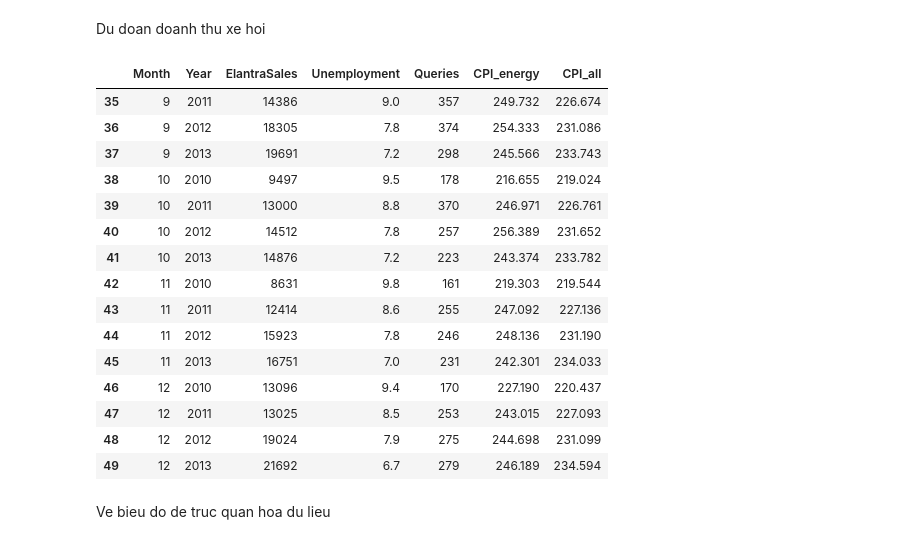
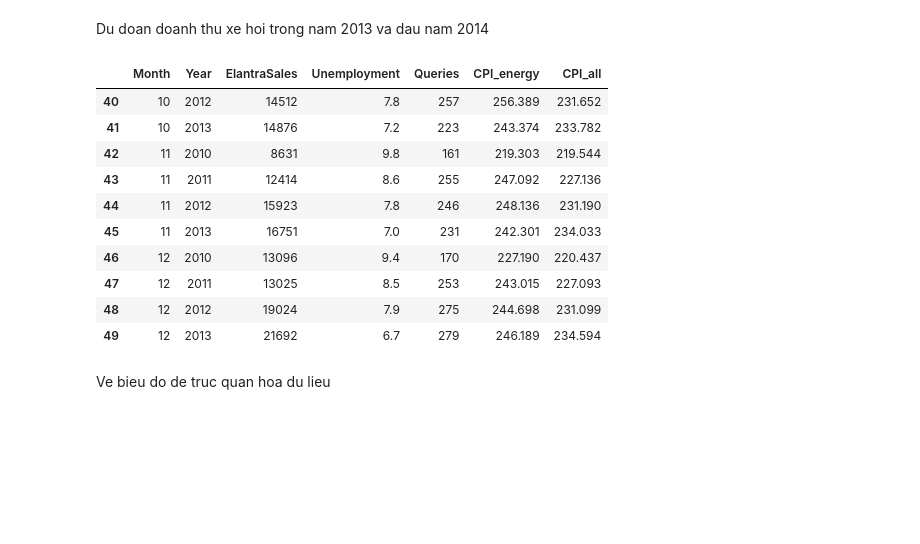
Before and after one commit to illumaelkant/ISE_Lab, a Jupyter notebook: Week1/Practice2/Ex2.ipynb, the cells around one changed output. Drawn from its saved outputs; the diff is of its cells as text; code cells hidden in the pictures; blank space fills up the shorter version.

```diff
--- a/Week1/Practice2/Ex2.ipynb
+++ b/Week1/Practice2/Ex2.ipynb
@@ -1,28 +1,24 @@
 # %% [markdown]
-Du doan doanh thu xe hoi
+Du doan doanh thu xe hoi trong nam 2013 va dau nam 2014
 # %%
 import pandas as pd
 import numpy as np
 
 df = pd.read_csv('elantra.csv')
-df.tail(15)
-# %% [output]
-|  | Month | Year | ElantraSales | Unemployment | Queries | CPI_energy | CPI_all |
-| 35 | 9 | 2011 | 14386 | 9.0 | 357 | 249.732 | 226.674 |
-| 36 | 9 | 2012 | 18305 | 7.8 | 374 | 254.333 | 231.086 |
-| 37 | 9 | 2013 | 19691 | 7.2 | 298 | 245.566 | 233.743 |
-| 38 | 10 | 2010 | 9497 | 9.5 | 178 | 216.655 | 219.024 |
-| 39 | 10 | 2011 | 13000 | 8.8 | 370 | 246.971 | 226.761 |
-| 40 | 10 | 2012 | 14512 | 7.8 | 257 | 256.389 | 231.652 |
-| 41 | 10 | 2013 | 14876 | 7.2 | 223 | 243.374 | 233.782 |
-| 42 | 11 | 2010 | 8631 | 9.8 | 161 | 219.303 | 219.544 |
-| 43 | 11 | 2011 | 12414 | 8.6 | 255 | 247.092 | 227.136 |
-| 44 | 11 | 2012 | 15923 | 7.8 | 246 | 248.136 | 231.190 |
-| 45 | 11 | 2013 | 16751 | 7.0 | 231 | 242.301 | 234.033 |
-| 46 | 12 | 2010 | 13096 | 9.4 | 170 | 227.190 | 220.437 |
-| 47 | 12 | 2011 | 13025 | 8.5 | 253 | 243.015 | 227.093 |
-| 48 | 12 | 2012 | 19024 | 7.9 | 275 | 244.698 | 231.099 |
-| 49 | 12 | 2013 | 21692 | 6.7 | 279 | 246.189 | 234.594 |
+# %%
+df.tail(10)
+# %% [output]
+|  | Month | Year | ElantraSales | Unemployment | Queries | CPI_energy | CPI_all |
+| 40 | 10 | 2012 | 14512 | 7.8 | 257 | 256.389 | 231.652 |
+| 41 | 10 | 2013 | 14876 | 7.2 | 223 | 243.374 | 233.782 |
+| 42 | 11 | 2010 | 8631 | 9.8 | 161 | 219.303 | 219.544 |
+| 43 | 11 | 2011 | 12414 | 8.6 | 255 | 247.092 | 227.136 |
+| 44 | 11 | 2012 | 15923 | 7.8 | 246 | 248.136 | 231.190 |
+| 45 | 11 | 2013 | 16751 | 7.0 | 231 | 242.301 | 234.033 |
+| 46 | 12 | 2010 | 13096 | 9.4 | 170 | 227.190 | 220.437 |
+| 47 | 12 | 2011 | 13025 | 8.5 | 253 | 243.015 | 227.093 |
+| 48 | 12 | 2012 | 19024 | 7.9 | 275 | 244.698 | 231.099 |
+| 49 | 12 | 2013 | 21692 | 6.7 | 279 | 246.189 | 234.594 |
 # %%
 ## Xap xep du lieu theo thu tu cac hang du lieu theo thang, nam:
 ## Dung df.sort_values va df.reset_index
```
Also changed, not shown: parts of 12 cells of this notebook, 3 other files.
